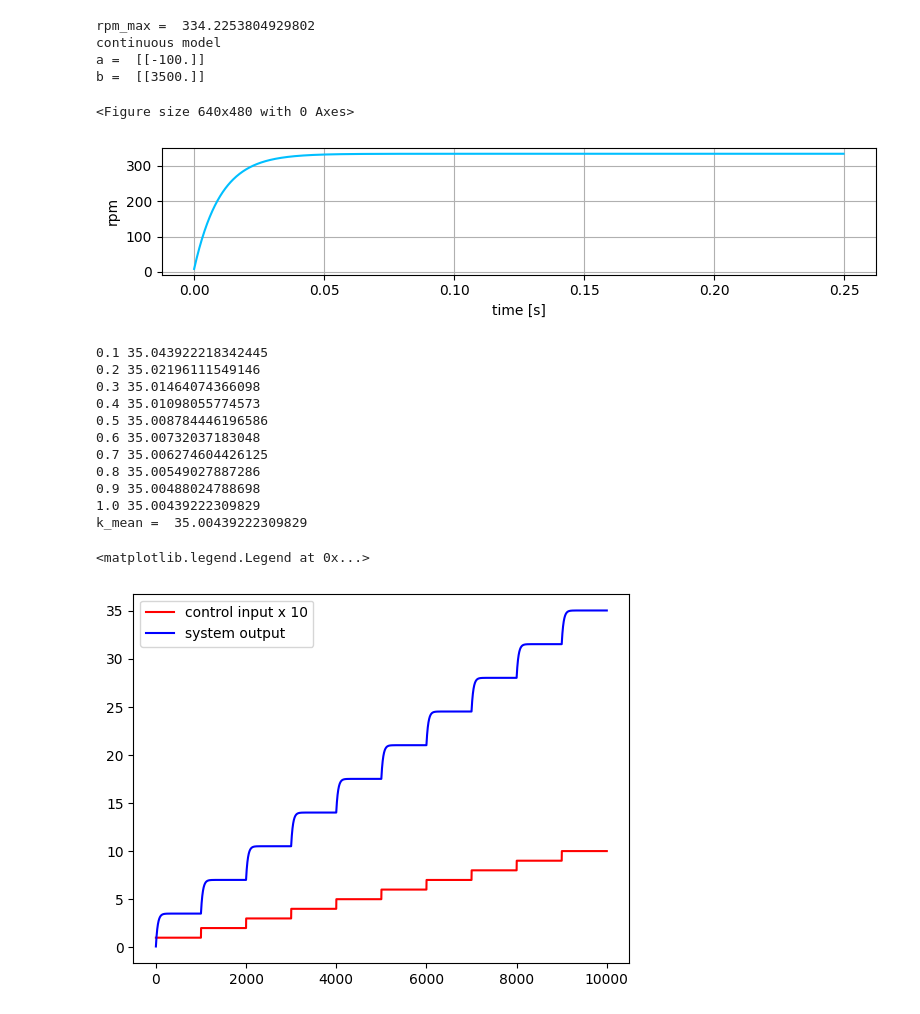
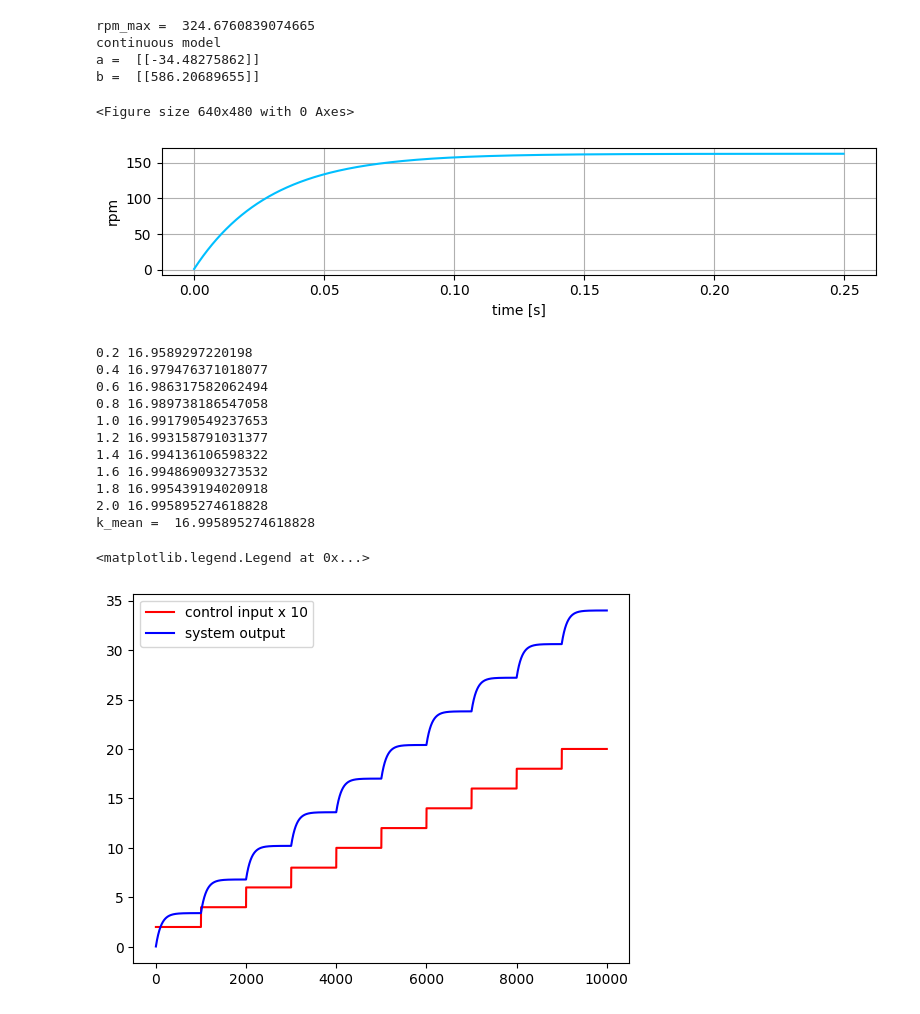
Before and after one commit to michalnand/motoko_ice_dragon_x, a Jupyter notebook: simulations/motor_controller/identification_demo.ipynb, the cells around one changed output. Saved outputs shown, nothing was run; the diff lists cells and outputs as text; code cells hidden in the pictures.

```diff
--- a/simulations/motor_controller/identification_demo.ipynb
+++ b/simulations/motor_controller/identification_demo.ipynb
@@ -9,9 +9,9 @@ import matplotlib.pyplot as plt
 dt       = 1.0/4000.0
 
 # create 1st order demo system
-u_max       = 1.0     # max control input value
-k           = 35.0    # motor constant
-tau         = 10.0    # motor time constant, milliseconds
+u_max       = 2.0     # max control input value
+k           = 17.0    # motor constant
+tau         = 29.0    # motor time constant, milliseconds
 
 
 
@@ -38,37 +38,37 @@ print()
 
 #create dynamical system
 ds = LibsControl.DynamicalSystem(mat_a, mat_b, mat_c, dt)
 
 
 #compute step response
 t_result = []
 u_result = []
 x_result = []
 
 ds.reset()
 
 for n in range(1000):
 
     # unit step as input
     u = numpy.ones((1, 1))
 
     x, _ = ds.forward_state(u)
 
     t_result.append(n*dt)
     x_result.append(x[:, 0])
 
 t_result = numpy.array(t_result)
 x_result = numpy.array(x_result)
 
 #plot result
 LibsControl.plot_open_loop_response(t_result, x_result*60.0/(2.0*numpy.pi), file_name = "step_response.png", labels = ["rpm"])
 # %% [output]
-rpm_max =  334.2253804929802
+rpm_max =  324.6760839074665
 continuous model
-a =  [[-100.]]
-b =  [[3500.]]
+a =  [[-34.48275862]]
+b =  [[586.20689655]]
 <Figure size 640x480 with 0 Axes>
-[figure, old version]
+[figure, new version]
 # %%
 # motor constant k estimation
 # we measure motor steady state output on different input levels
@@ -124,19 +124,19 @@ plt.plot(10*u_result, label = "control input x 10", color = "red")
 plt.plot(x_result, label = "system output", color="blue")
 plt.legend(loc="upper left")
 # %% [output]
-0.1 35.043922218342445
-0.2 35.02196111549146
-0.3 35.01464074366098
-0.4 35.01098055774573
-0.5 35.008784446196586
-0.6 35.00732037183048
-0.7 35.006274604426125
-0.8 35.00549027887286
-0.9 35.00488024788698
-1.0 35.00439222309829
-k_mean =  35.00439222309829
+0.2 16.9589297220198
+0.4 16.979476371018077
+0.6 16.986317582062494
+0.8 16.989738186547058
+1.0 16.991790549237653
+1.2 16.993158791031377
+1.4 16.994136106598322
+1.6 16.994869093273532
+1.8 16.995439194020918
+2.0 16.995895274618828
+k_mean =  16.995895274618828
 <matplotlib.legend.Legend at 0x...>
-[figure, old version]
+[figure, new version]
 # %%
 # estimate motor time constant, by bringing system into resonance
 
```
Also changed, not shown: parts of 1 cell of this notebook, 15 other files.
